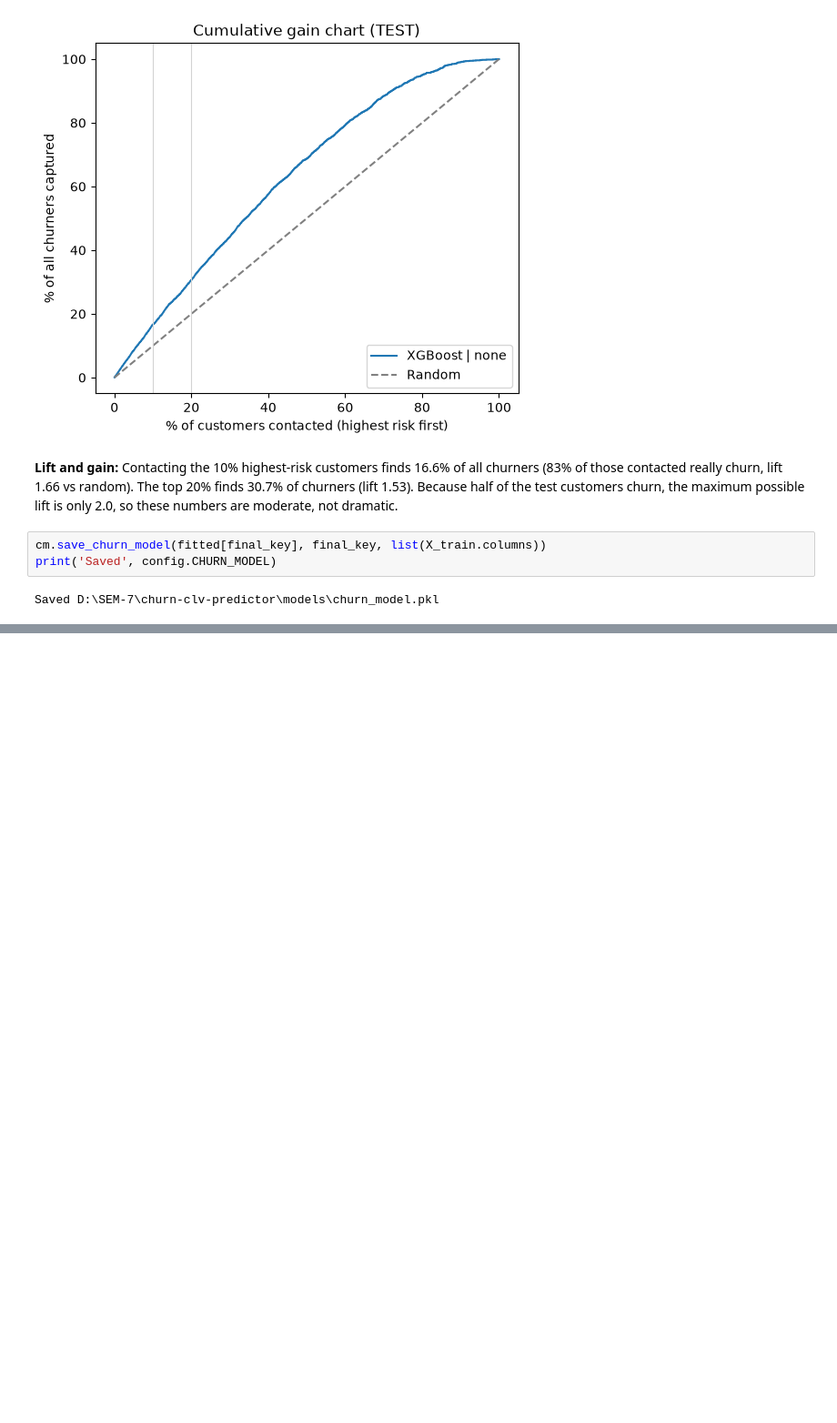
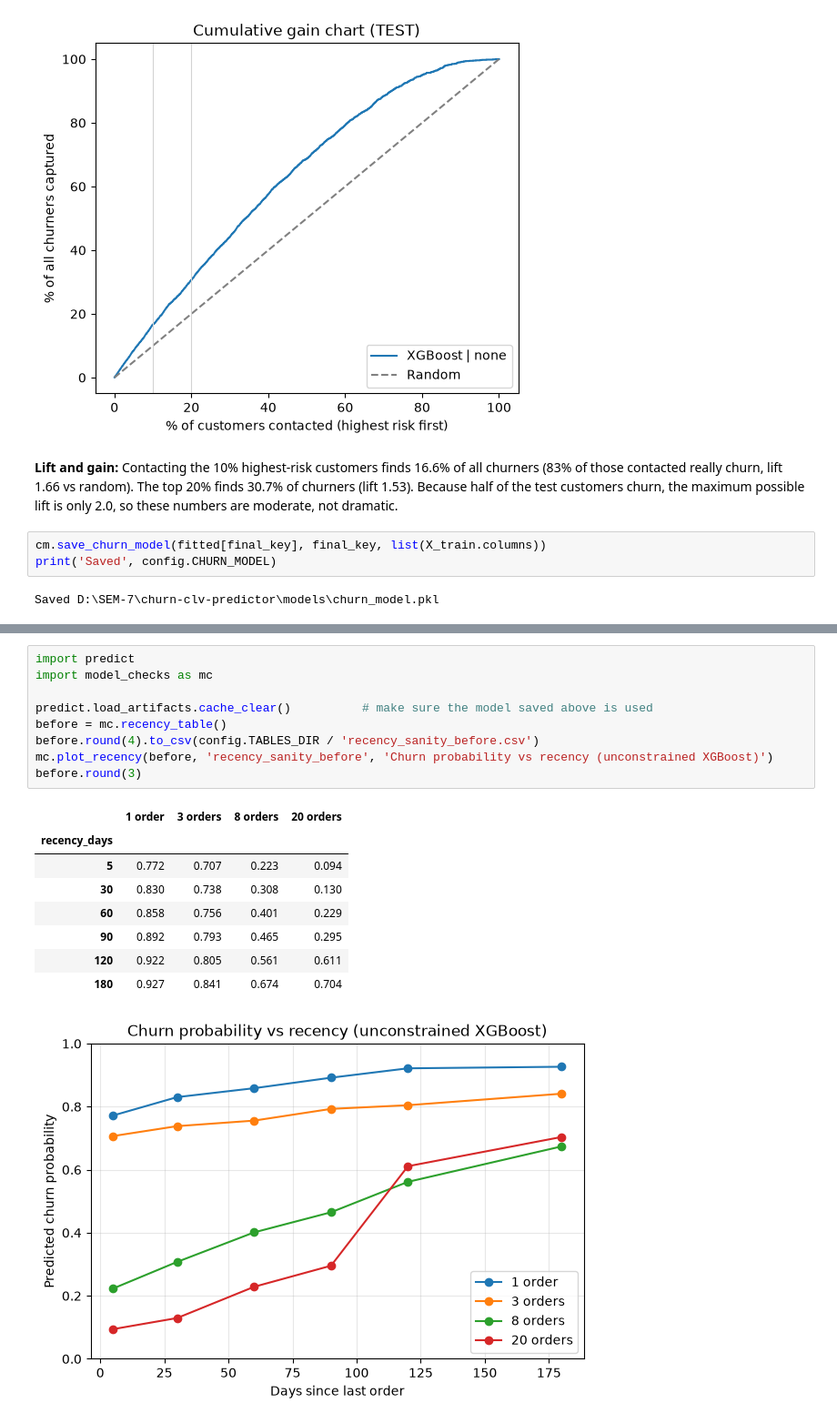
Before and after one commit to Muskan15-debug/ML-project, a Jupyter notebook: notebooks/04_imbalance_and_models.ipynb, the cells around one changed output, grey strips where cells are left out. Shown at 91% size. Drawn from its saved outputs; the diff is of its cells as text; blank space fills up the shorter version.

```diff
--- a/notebooks/04_imbalance_and_models.ipynb
+++ b/notebooks/04_imbalance_and_models.ipynb
@@ -167,0 +173,19 @@ Saved D:\SEM-7\churn-clv-predictor\models\churn_model.pkl
+# %%
+import predict
+import model_checks as mc
+
+predict.load_artifacts.cache_clear()          # make sure the model saved above is used
+before = mc.recency_table()
+before.round(4).to_csv(config.TABLES_DIR / 'recency_sanity_before.csv')
+mc.plot_recency(before, 'recency_sanity_before', 'Churn probability vs recency (unconstrained XGBoost)')
+before.round(3)
+# %% [output]
+|  | 1 order | 3 orders | 8 orders | 20 orders |
+| recency_days |  |  |  |  |
+| 5 | 0.772 | 0.707 | 0.223 | 0.094 |
+| 30 | 0.830 | 0.738 | 0.308 | 0.130 |
+| 60 | 0.858 | 0.756 | 0.401 | 0.229 |
+| 90 | 0.892 | 0.793 | 0.465 | 0.295 |
+| 120 | 0.922 | 0.805 | 0.561 | 0.611 |
+| 180 | 0.927 | 0.841 | 0.674 | 0.704 |
+[figure, added]
```
Also changed, not shown: parts of 9 cells of this notebook, 31 other files.
